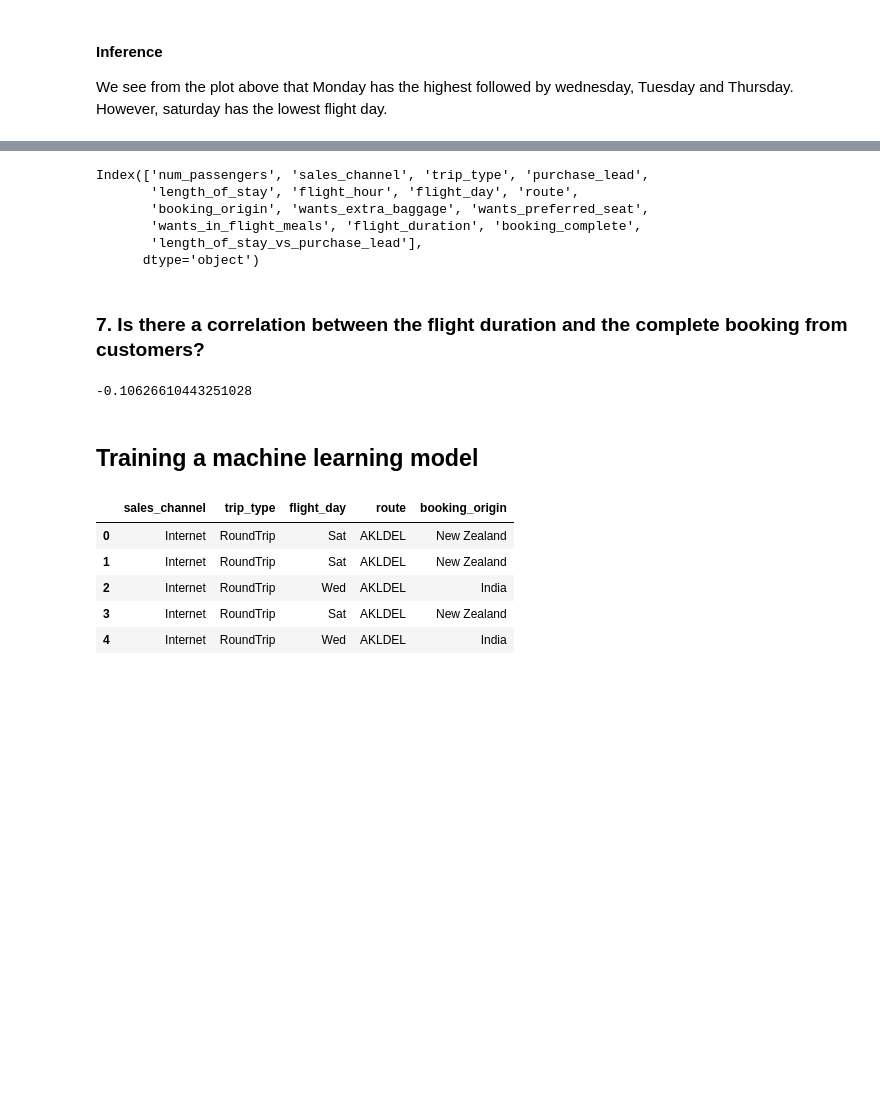
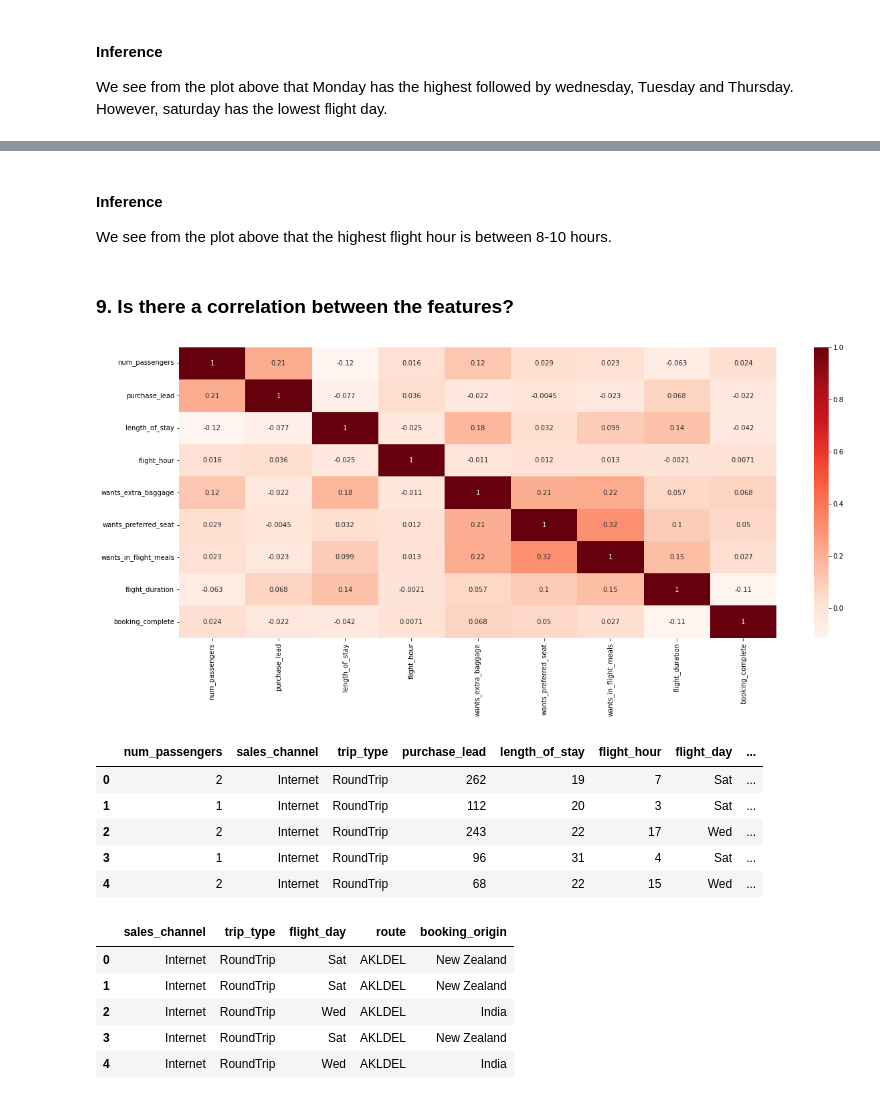
Before and after one commit to joyjoseph/British_Airways, a Jupyter notebook: Predicting_customer_buying_behaviour/Predicting.ipynb, the cells around one changed output, grey strips where cells are left out. Cells and saved outputs as stored; diff of their text form; code cells hidden in the pictures; blank space fills up the shorter version.

```diff
--- a/Predicting_customer_buying_behaviour/Predicting.ipynb
+++ b/Predicting_customer_buying_behaviour/Predicting.ipynb
@@ -295,23 +313,25 @@ We see from the plot above that Monday has the highest followed by wednesday, Tu
+# %% [markdown]
+#### Inference
+
+We see from the plot above that the highest flight hour is between 8-10 hours.
+# %% [markdown]
+###  9. Is there a correlation between the features?
+# %%
+# Plotting heatmap
+plt.figure(figsize=(20,8))
+sns.heatmap(df.corr() , annot=True, cmap="Reds")
+plt.show()
+# %% [output]
+[figure, added]
 # %%
-df.columns
+df.head()
 # %% [output]
-Index(['num_passengers', 'sales_channel', 'trip_type', 'purchase_lead',
-       'length_of_stay', 'flight_hour', 'flight_day', 'route',
-       'booking_origin', 'wants_extra_baggage', 'wants_preferred_seat',
-       'wants_in_flight_meals', 'flight_duration', 'booking_complete',
-       'length_of_stay_vs_purchase_lead'],
-      dtype='object')
+|  | num_passengers | sales_channel | trip_type | purchase_lead | length_of_stay | flight_hour | flight_day | ... |
+| 0 | 2 | Internet | RoundTrip | 262 | 19 | 7 | Sat | ... |
+| 1 | 1 | Internet | RoundTrip | 112 | 20 | 3 | Sat | ... |
+| 2 | 2 | Internet | RoundTrip | 243 | 22 | 17 | Wed | ... |
+| 3 | 1 | Internet | RoundTrip | 96 | 31 | 4 | Sat | ... |
+| 4 | 2 | Internet | RoundTrip | 68 | 22 | 15 | Wed | ... |
-# %% [markdown]
-###  7. Is there a correlation between the flight duration and the complete booking from customers?
-# %%
-# Correlation between the flight duration and the complete booking from customers?
-correlation_flight_duration_vs_booking_complete = df["flight_duration"].corr(df["booking_complete"])
-
-correlation_flight_duration_vs_booking_complete
-# %% [output]
--0.10626610443251028
-# %% [markdown]
-## Training a machine learning model
 # %%
 # Separating categorical and numerical columns
 cat_df = df.select_dtypes(include="object")
```
Also changed, not shown: parts of 55 cells of this notebook, 1 other file.
